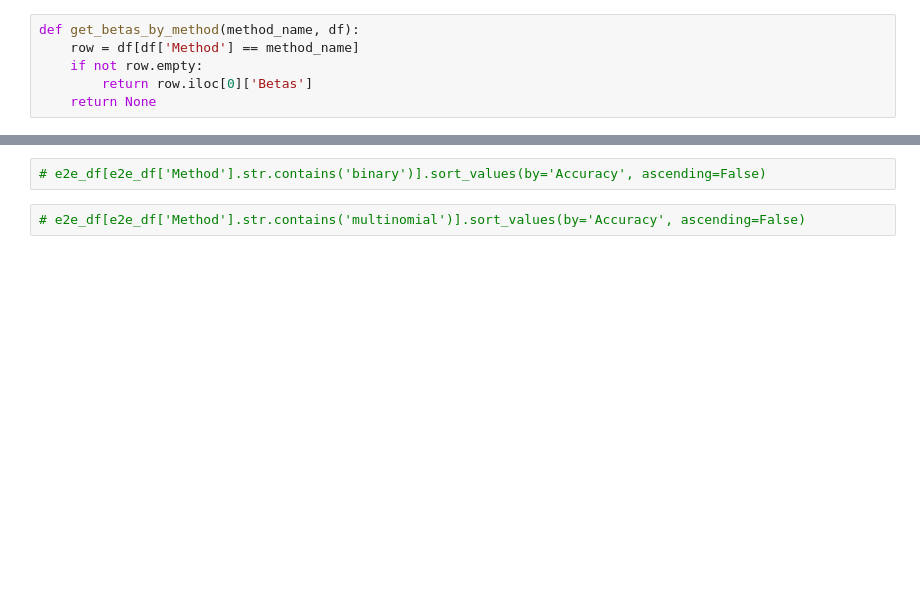
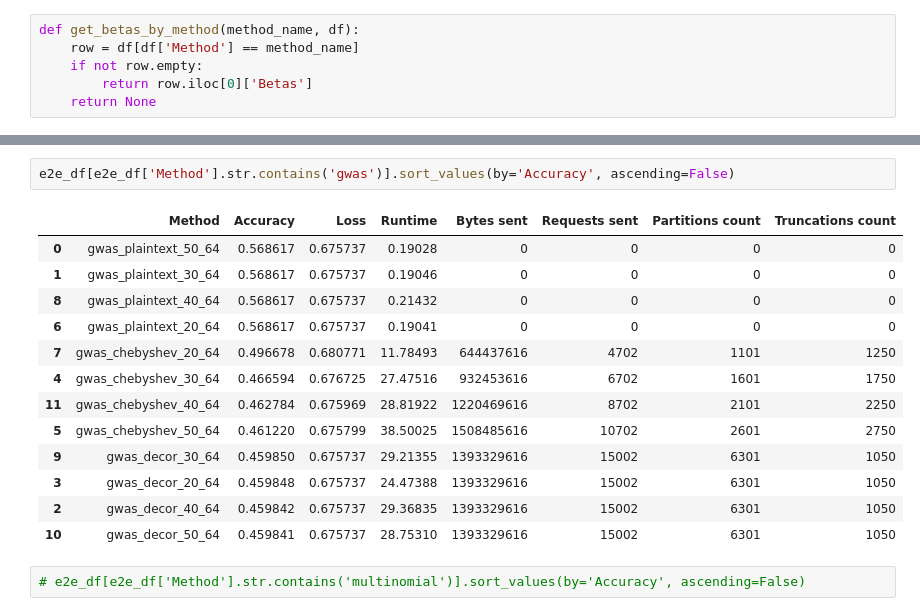
Before and after one commit to hcholab/decor, a Jupyter notebook: plots.ipynb, the cells around one changed output, grey strips where cells are left out. Saved outputs shown, nothing was run; the diff lists cells and outputs as text; blank space fills up the shorter version.

```diff
--- a/plots.ipynb
+++ b/plots.ipynb
@@ -346,5 +346,19 @@ plot_scatter_baseline_refs(
 # %%
-# e2e_df[e2e_df['Method'].str.contains('binary')].sort_values(by='Accuracy', ascending=False)
+e2e_df[e2e_df['Method'].str.contains('gwas')].sort_values(by='Accuracy', ascending=False)
+# %% [output]
+|  | Method | Accuracy | Loss | Runtime | Bytes sent | Requests sent | Partitions count | Truncations count |
+| 0 | gwas_plaintext_50_64 | 0.568617 | 0.675737 | 0.19028 | 0 | 0 | 0 | 0 |
+| 1 | gwas_plaintext_30_64 | 0.568617 | 0.675737 | 0.19046 | 0 | 0 | 0 | 0 |
+| 8 | gwas_plaintext_40_64 | 0.568617 | 0.675737 | 0.21432 | 0 | 0 | 0 | 0 |
+| 6 | gwas_plaintext_20_64 | 0.568617 | 0.675737 | 0.19041 | 0 | 0 | 0 | 0 |
+| 7 | gwas_chebyshev_20_64 | 0.496678 | 0.680771 | 11.78493 | 644437616 | 4702 | 1101 | 1250 |
+| 4 | gwas_chebyshev_30_64 | 0.466594 | 0.676725 | 27.47516 | 932453616 | 6702 | 1601 | 1750 |
+| 11 | gwas_chebyshev_40_64 | 0.462784 | 0.675969 | 28.81922 | 1220469616 | 8702 | 2101 | 2250 |
+| 5 | gwas_chebyshev_50_64 | 0.461220 | 0.675799 | 38.50025 | 1508485616 | 10702 | 2601 | 2750 |
+| 9 | gwas_decor_30_64 | 0.459850 | 0.675737 | 29.21355 | 1393329616 | 15002 | 6301 | 1050 |
+| 3 | gwas_decor_20_64 | 0.459848 | 0.675737 | 24.47388 | 1393329616 | 15002 | 6301 | 1050 |
+| 2 | gwas_decor_40_64 | 0.459842 | 0.675737 | 29.36835 | 1393329616 | 15002 | 6301 | 1050 |
+| 10 | gwas_decor_50_64 | 0.459841 | 0.675737 | 28.75310 | 1393329616 | 15002 | 6301 | 1050 |
 # %%
 # e2e_df[e2e_df['Method'].str.contains('multinomial')].sort_values(by='Accuracy', ascending=False)
 # %%
```
Also changed, not shown: parts of 3 cells of this notebook, 9 other files.
